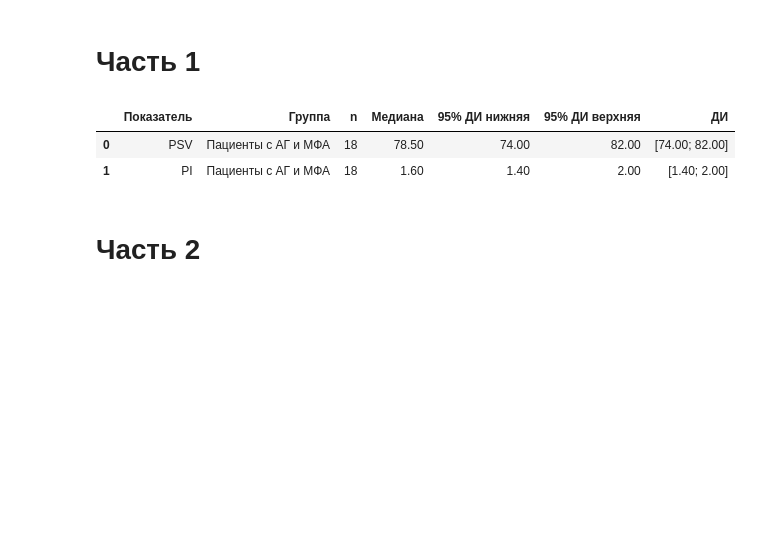
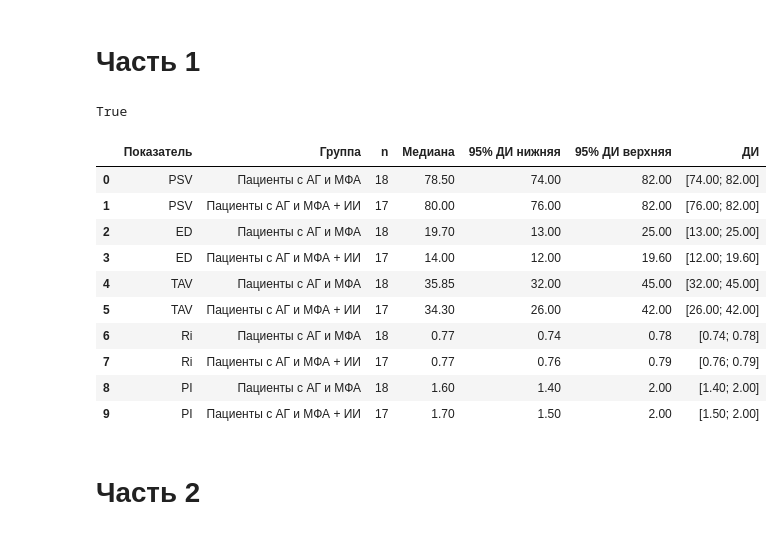
Before and after one commit to hopesofbuzzy/URFU_adii, a Jupyter notebook: Практики/5/Визуализация.ipynb, the cells around one changed output. Cells and saved outputs as stored; diff of their text form; code cells hidden in the pictures; blank space fills up the shorter version.

Commit message:
Исправлен необязательный аргумент results в create_summary_table

```diff
--- a/Практики/5/Визуализация.ipynb
+++ b/Практики/5/Визуализация.ipynb
@@ -74,7 +74,7 @@ def floatn(s):
     return float(s)
 # %%
 # Дополнительная функция для создания сводной таблицы
-def create_summary_table(file_path: str, sheet_name: str, results={}):
+def create_summary_table(file_path: str, sheet_name: str, results: dict={}):
     """
     Создание сводной таблицы с результатами
     """
@@ -90,11 +90,11 @@ def create_summary_table(file_path: str, sheet_name: str, results={}):
     groups = sorted(df[group_col].unique())
 
     summary_data = []
-
+    print(not results)
     for indicator in indicators:
-      if indicator in results or not results:
+      if not results or indicator in results:
         for group in groups:
-            if group in results.get(indicator) or not results:
+            if not results or group in results.get(indicator):
                 # data = results[indicator][group]
                 data = list(map(floatn, list(df[df[group_col] == group][indicator])))
                 median, ci = calculate_median_ci(data)
@@ -115,13 +115,22 @@ def create_summary_table(file_path: str, sheet_name: str, results={}):
 # %%
 results = {
     'PSV': ['Пациенты с АГ и МФА'],
     'PI': ['Пациенты с АГ и МФА']
 }
-create_summary_table('dataset.xlsx', 'Лист2', results=results)
+create_summary_table('dataset.xlsx', 'Лист2')
 # %% [output]
+True
 |  | Показатель | Группа | n | Медиана | 95% ДИ нижняя | 95% ДИ верхняя | ДИ |
 | 0 | PSV | Пациенты с АГ и МФА | 18 | 78.50 | 74.00 | 82.00 | [74.00; 82.00] |
-| 1 | PI | Пациенты с АГ и МФА | 18 | 1.60 | 1.40 | 2.00 | [1.40; 2.00] |
+| 1 | PSV | Пациенты с АГ и МФА + ИИ | 17 | 80.00 | 76.00 | 82.00 | [76.00; 82.00] |
+| 2 | ED | Пациенты с АГ и МФА | 18 | 19.70 | 13.00 | 25.00 | [13.00; 25.00] |
+| 3 | ED | Пациенты с АГ и МФА + ИИ | 17 | 14.00 | 12.00 | 19.60 | [12.00; 19.60] |
+| 4 | TAV | Пациенты с АГ и МФА | 18 | 35.85 | 32.00 | 45.00 | [32.00; 45.00] |
+| 5 | TAV | Пациенты с АГ и МФА + ИИ | 17 | 34.30 | 26.00 | 42.00 | [26.00; 42.00] |
+| 6 | Ri | Пациенты с АГ и МФА | 18 | 0.77 | 0.74 | 0.78 | [0.74; 0.78] |
+| 7 | Ri | Пациенты с АГ и МФА + ИИ | 17 | 0.77 | 0.76 | 0.79 | [0.76; 0.79] |
+| 8 | PI | Пациенты с АГ и МФА | 18 | 1.60 | 1.40 | 2.00 | [1.40; 2.00] |
+| 9 | PI | Пациенты с АГ и МФА + ИИ | 17 | 1.70 | 1.50 | 2.00 | [1.50; 2.00] |
 # %% [markdown]
 # Часть 2
 # %%
```
